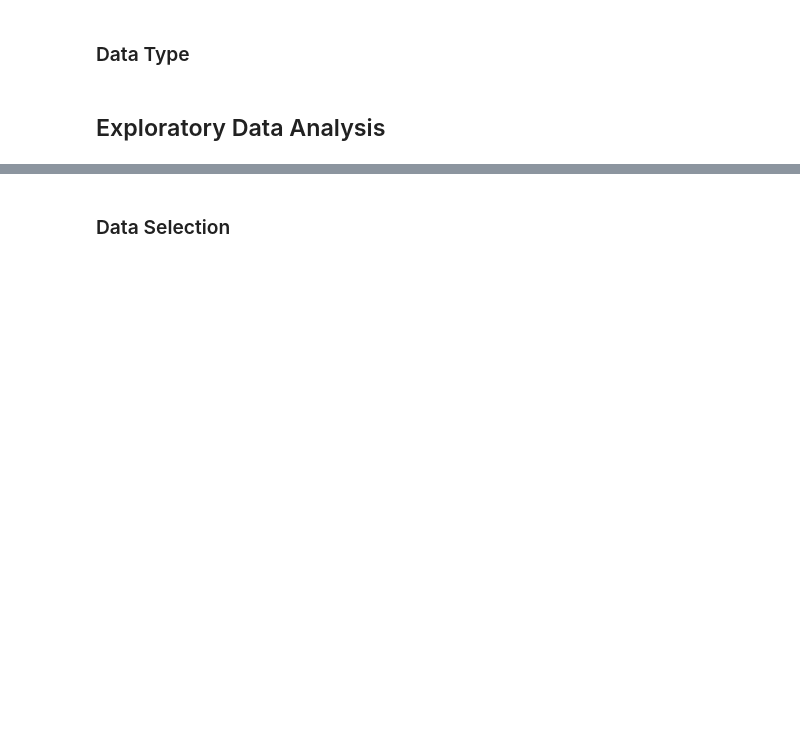
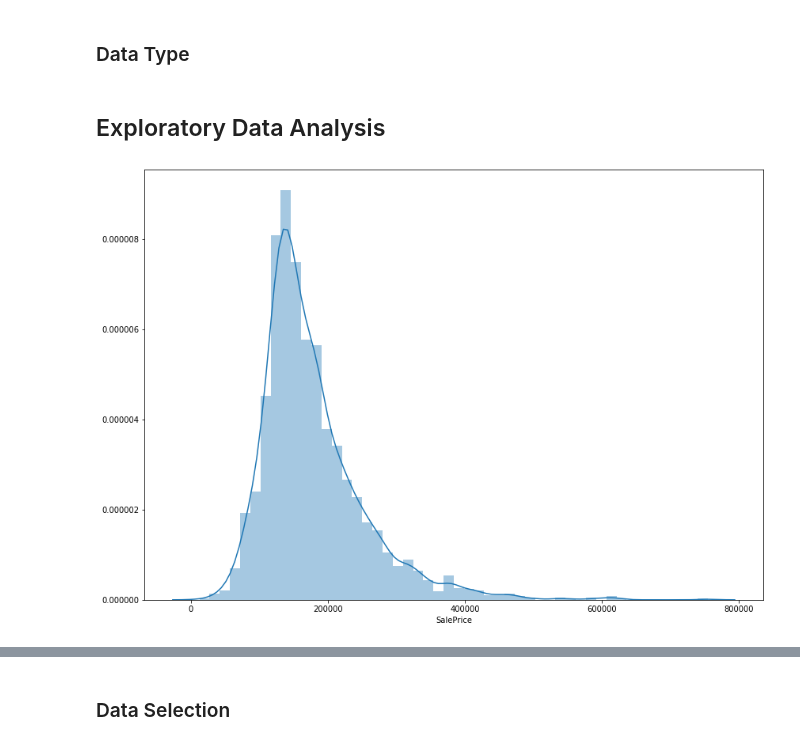
Before and after one commit to danieljinchoy/ames_housing_ml, a Jupyter notebook: ML Project.ipynb, the cells around one changed output, grey strips where cells are left out. Drawn from its saved outputs; the diff is of its cells as text; code cells hidden in the pictures; blank space fills up the shorter version.

```diff
--- a/ML Project.ipynb
+++ b/ML Project.ipynb
@@ -136,8 +153,18 @@ sns.heatmap(corr,annot=True)
 # %% [markdown]
 ### Mutating Columns
+# %%
+housing['MasVnrArea2'] = np.where(housing['MasVnrArea']== 0, 0, 1)
+# %%
+housing['GarageArea2'] = housing['GarageArea'].fillna(0)
 # %% [markdown]
 ### Handling Date Data
 # %% [markdown]
 ### Data Type
 # %% [markdown]
 ## Exploratory Data Analysis
+# %%
+# SalePrice Histogram
+plt.figure(figsize = (14,10))
+sns.distplot(housing['SalePrice']);
+# %% [output]
+[figure, added]
```
Also changed, not shown: parts of 9 cells of this notebook, 5 other files.
